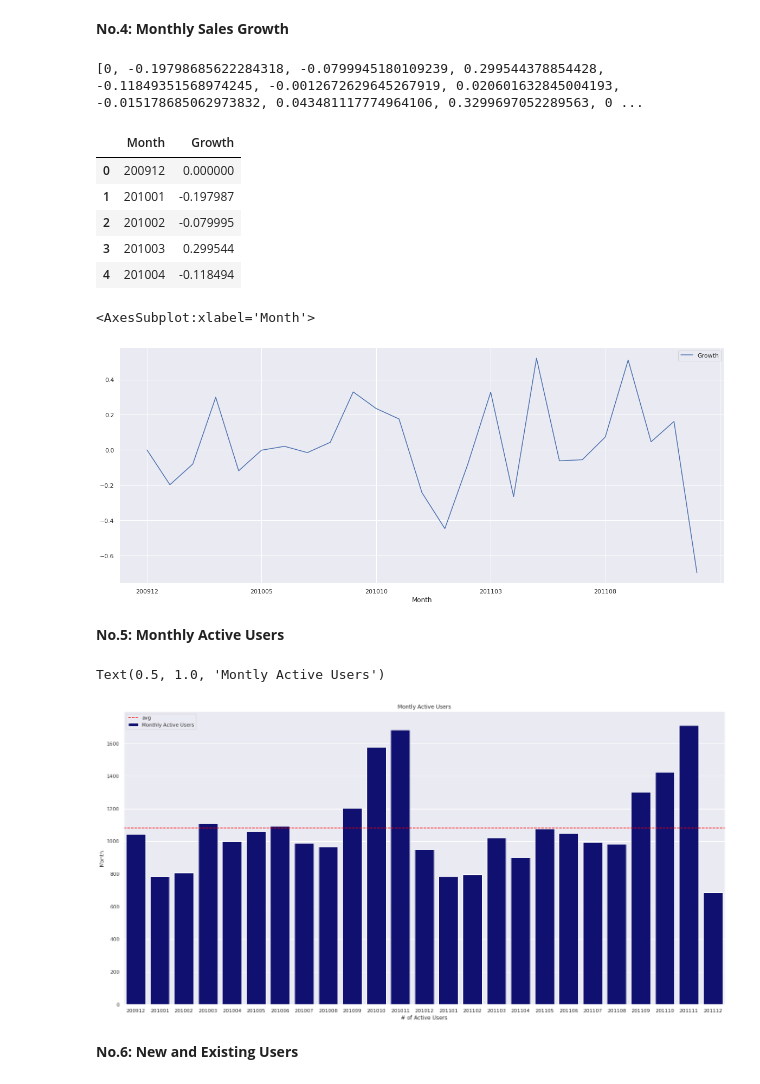
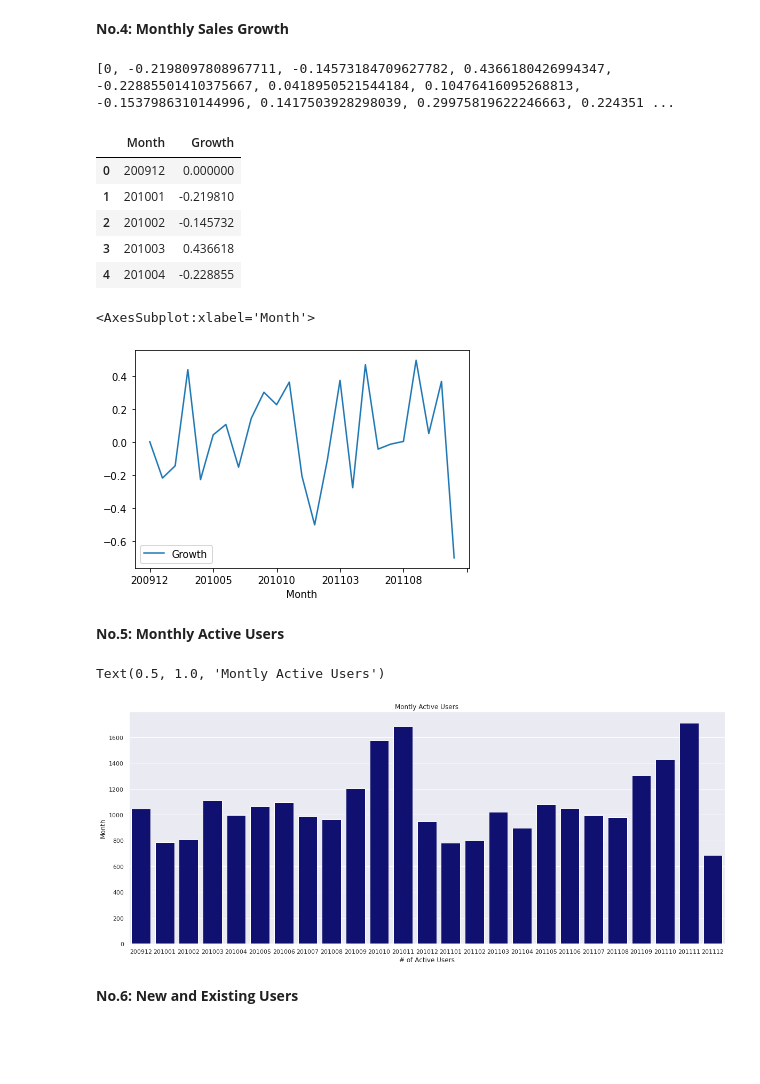
Before and after one commit to jarviscanada/jarvis_data_eng_OwenLiu, a Jupyter notebook: python_data_analytics/psql/retail_data_analytics_wrangling.ipynb, the cells around one changed output. Cells and saved outputs as stored; diff of their text form; code cells hidden in the pictures; blank space fills up the shorter version.

```diff
--- a/python_data_analytics/psql/retail_data_analytics_wrangling.ipynb
+++ b/python_data_analytics/psql/retail_data_analytics_wrangling.ipynb
@@ -199,15 +187,3 @@ memory usage: 65.1+ MB
 | 2 | 489434 | 79323W | WHITE CHERRY LIGHTS | 12 | 2009-12-01 07:45:00 | 6.75 | 13085.0 | United Kingdom |
 | 3 | 489434 | 22041 | RECORD FRAME 7" SINGLE SIZE | 48 | 2009-12-01 07:45:00 | 2.10 | 13085.0 | United Kingdom |
 | 4 | 489434 | 21232 | STRAWBERRY CERAMIC TRINKET BOX | 24 | 2009-12-01 07:45:00 | 1.25 | 13085.0 | United Kingdom |
-# %%
-''' Data Cleaning: Drop N/A rows if significant values are missing.
-    Assumption: By a glimpse of the business questions, the analytics team understand that
-    we are interested in customer behaviours, sales description, and sales growth. Hence we cannot
-    let any N/A happens to any invoice, stockCode, quantity, invoiceDate, Price, CustomerID.
-    We can omit the N/As in description and country, since they are irrevelant to our data analysis
-    simply preserving as much data as possible.
-'''
-
-# Amputate N/A Rows that satisfy the condition described above
-retail_df.dropna(subset=['Invoice','StockCode','Quantity','InvoiceDate','Price','CustomerID'],inplace = True)
-retail_df
@@ -359,9 +322,0 @@ cancel_place.plot(x = 'InvoiceDate',y = ['Canceled','Placed'], kind = 'bar',figs
-# %%
-# Investigate Cancellation Rate through a sns line plot
-sns.set(rc={'figure.figsize':(24,12)})
-cancel_place['Cancellation_rate'] = cancel_place['Canceled']/(cancel_place['Placed']+cancel_place['Canceled'])
-sns.lineplot(data = cancel_place, x = 'InvoiceDate',y = 'Cancellation_rate', color = 'navy', label='Cancellation Rate')
-plt.axhline(np.mean(cancel_place['Cancellation_rate']),color = 'red', linestyle ='--', label ='avg')
-plt.title('Cancellation rate changes')
-plt.legend()
-plt.show()
@@ -379,11 +332,3 @@ output_df
 
 #Make a copy of the output for further monthly sales related questions.
 monthly_sales_df = output_df
-# %%
-# Draw the line chart
-sns.set(rc={'figure.figsize':(24,12)})
-sns.lineplot(data = output_df, x = 'InvoiceDate',y = 'Total', color = 'navy', label = 'Monthly Sales')
-plt.axhline(np.mean(output_df['Total']),color = 'red', linestyle ='--', label ='avg')
-plt.title('Monthly Sales Trend')
-plt.legend()
-plt.show()
@@ -406,24 +355,24 @@ for index,row in monthly_sales_df.iterrows():
 
 print(rate_row)
 # %% [output]
-[0, -0.19798685622284318, -0.0799945180109239, 0.299544378854428, -0.11849351568974245, -0.0012672629645267919, 0.020601632845004193, -0.015178685062973832, 0.043481117774964106, 0.3299697052289563, 0 ...
+[0, -0.2198097808967711, -0.14573184709627782, 0.4366180426994347, -0.22885501410375667, 0.0418950521544184, 0.10476416095268813, -0.1537986310144996, 0.1417503928298039, 0.29975819622246663, 0.224351 ...
 # %%
-# Make growth rate and month into the dataframe
+# Make growth rate and month into a dataframe
 growth_df = pd.DataFrame({'Month':output_df['InvoiceDate'],'Growth':rate_row})
 growth_df.head()
 # %% [output]
 |  | Month | Growth |
 | 0 | 200912 | 0.000000 |
-| 1 | 201001 | -0.197987 |
-| 2 | 201002 | -0.079995 |
-| 3 | 201003 | 0.299544 |
-| 4 | 201004 | -0.118494 |
+| 1 | 201001 | -0.219810 |
+| 2 | 201002 | -0.145732 |
+| 3 | 201003 | 0.436618 |
+| 4 | 201004 | -0.228855 |
 # %%
 # Draw the line chart
 growth_df.plot.line(x='Month', y='Growth')
 # %% [output]
 <AxesSubplot:xlabel='Month'>
-[figure, old version]
+[figure, new version]
 # %% [markdown]
 **No.5: Monthly Active Users**
 # %%
@@ -442,16 +391,14 @@ Output_df.head()
 copyActivityUser = Output_df
 # %%
 # Use seaborn to draw the plot
-sns.set(rc={'figure.figsize':(24,12)})
-sns.barplot(x="InvoiceDate",y="ActiveUserNum", color = 'navy', data=Output_df, label = 'Monthly Active Users')
-plt.axhline(np.mean(Output_df['ActiveUserNum']),color = 'red', linestyle ='--', label ='avg')
-plt.xlabel('# of Active Users')
-plt.ylabel('Month')
-plt.legend()
-plt.title('Montly Active Users')
+sns.set(rc={'figure.figsize':(20,8)})
+p = sns.barplot(x="InvoiceDate",y="ActiveUserNum", color = 'navy', data=Output_df)
+p.set_xlabel('# of Active Users')
+p.set_ylabel('Month')
+p.set_title('Montly Active Users')
 # %% [output]
 Text(0.5, 1.0, 'Montly Active Users')
-[figure, old version]
+[figure, new version]
 # %% [markdown]
 **No.6: New and Existing Users**
 # %%
```
Also changed, not shown: parts of 26 cells of this notebook, 2 other files.
